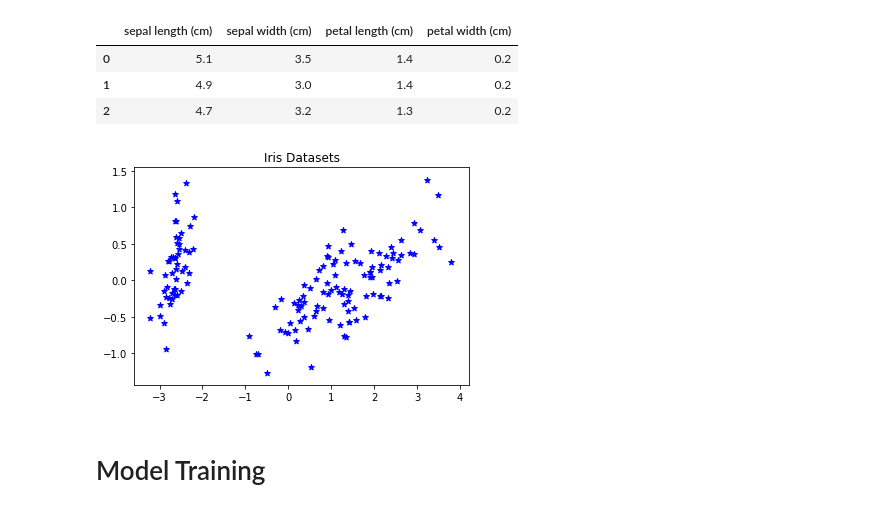
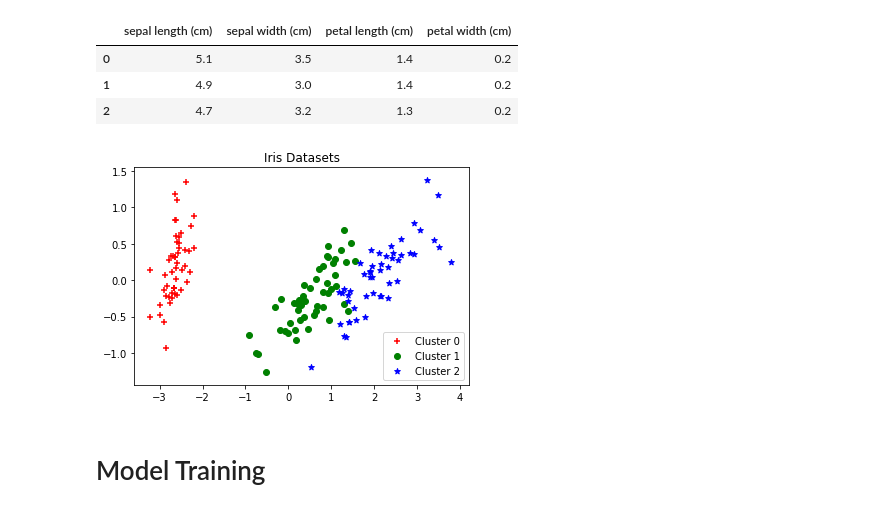
Before and after one commit to tugas-itb-erick/IF4071-Pembelajaran-Mesin, a Jupyter notebook: TugasBesarI_13515021_13515057_13515063.ipynb, the cells around one changed output. Drawn from its saved outputs; the diff is of its cells as text; code cells hidden in the pictures.

```diff
--- a/TugasBesarI_13515021_13515057_13515063.ipynb
+++ b/TugasBesarI_13515021_13515057_13515063.ipynb
@@ -25,9 +25,10 @@ import pylab as pl
 # %% [markdown]
 # Load Datasets
 # %%
-# Load iris without label
 iris_data = datasets.load_iris()
 iris_df = pd.DataFrame(data= np.c_[iris_data['data']], columns= iris_data['feature_names'])
+iris_label = iris_data['target']
+
 iris_df.head(3)
 # %% [output]
 |  | sepal length (cm) | sepal width (cm) | petal length (cm) | petal width (cm) |
@@ -37,15 +38,25 @@ iris_df.head(3)
 # %%
 def plot_initial(df, title):
     pca = PCA(n_components=2).fit(df)
     pca_2d = pca.transform(df)
+    unique_labels = list(set(iris_label))
+    colors = ['r', 'g', 'b']
+    markers = ['+', 'o', '*']
+    clusters = [None] * len(unique_labels)
     for i in range(0, pca_2d.shape[0]):
-        c = pl.scatter(pca_2d[i,0],pca_2d[i,1], c='b', marker='*')
+        idx = unique_labels.index(iris_label[i])
+        clusters[idx] = pl.scatter(pca_2d[i,0], pca_2d[i,1], c=colors[idx], marker=markers[idx])
+    legends = []
+    for i, cluster in enumerate(clusters):
+        if cluster != None:
+            legends.append('Cluster ' + str(i))
+    pl.legend(clusters, legends)
     pl.title(title)
     pl.show()
 
 plot_initial(iris_df, "Iris Datasets")
 # %% [output]
-[figure, old version]
+[figure, new version]
 # %% [markdown]
 # Model Training
 # %%
```
Also changed, not shown: parts of 10 cells of this notebook.
